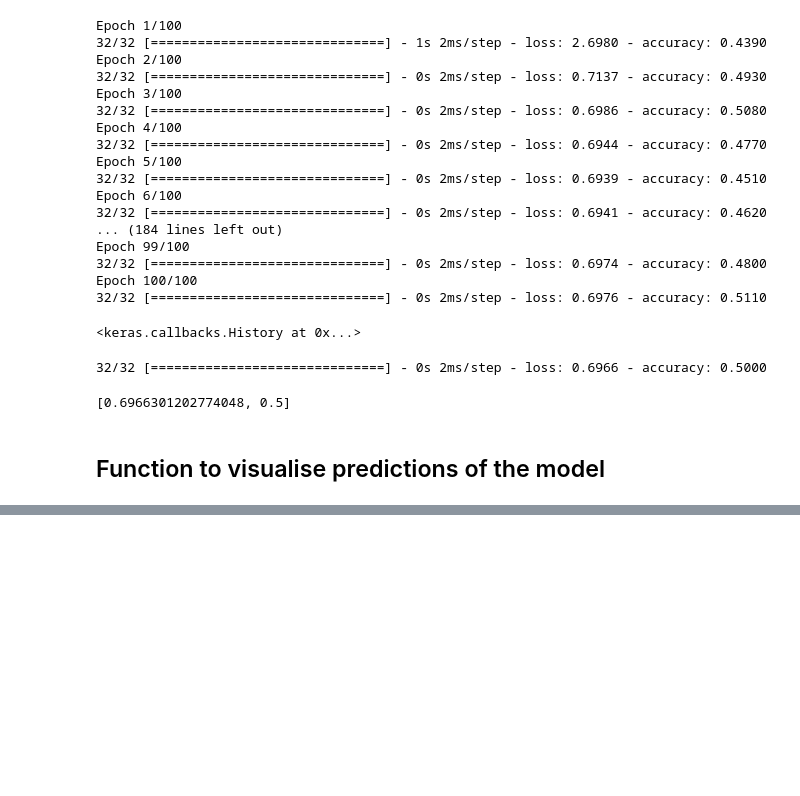
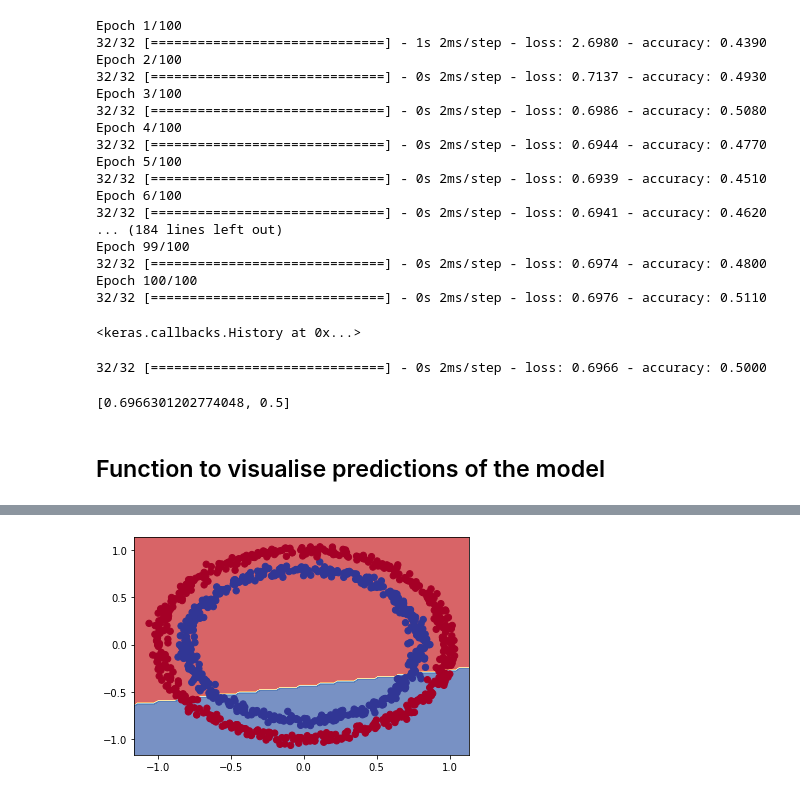
Before and after one commit to LazaUK/UdemyProjects-TensorFlow, a Jupyter notebook: Project4_NNClassification/TensorFlow_04_IntroClassNN.ipynb, the cells around one changed output, grey strips where cells are left out. Saved outputs shown, nothing was run; the diff lists cells and outputs as text; code cells hidden in the pictures; blank space fills up the shorter version.

```diff
--- a/Project4_NNClassification/TensorFlow_04_IntroClassNN.ipynb
+++ b/Project4_NNClassification/TensorFlow_04_IntroClassNN.ipynb
@@ -232,8 +232,32 @@ import numpy as np
 def plot_decision_boundary(model, X, y):
     # create a meshgrid
     x_min, x_max = X[:, 0].min() - 0.1, X[:, 0].max() + 0.1
-    y_min, y_max = X[:, 1].min() - 0.1, X[:, 1].nax() + 0.1
+    y_min, y_max = X[:, 1].min() - 0.1, X[:, 1].max() + 0.1
     xx, yy = np.meshgrid(
         np.linspace(x_min, x_max, 100),
         np.linspace(y_min, y_max, 100)
     )
+    # create x values
+    x_in = np.c_[xx.ravel(), yy.ravel()] # stack 2D arrays together
+    # make predictions
+    y_pred = model.predict(x_in)
+    # check for multi-class
+    if len(y_pred[0]) > 1:
+        print("Doing multi-class classification")
+        # so, we re-shaping our pred for plotting
+        y_pred = np.argmax(y_pred, axis=1).reshape(xx.shape)
+    else:
+        print("Doing binary classification")
+        y_pred = np.round(y_pred).reshape(xx.shape)
+    # plot the decision boundary
+    plt.contourf(xx, yy, y_pred, cmap=plt.cm.RdYlBu, alpha=0.7)
+    plt.scatter(X[:, 0], X[:, 1], c=y, s=40, cmap=plt.cm.RdYlBu)
+    plt.xlim(xx.min(), xx.max())
+    plt.ylim(yy.min(), yy.max())
+# %%
+plot_decision_boundary(
+    model=model_1,
+    X=X,
+    y=y
+)
+# %% [output]
@@ -239,0 +266 @@ def plot_decision_boundary(model, X, y):
+[figure, added]
```
Also changed, not shown: parts of 1 cell of this notebook.
